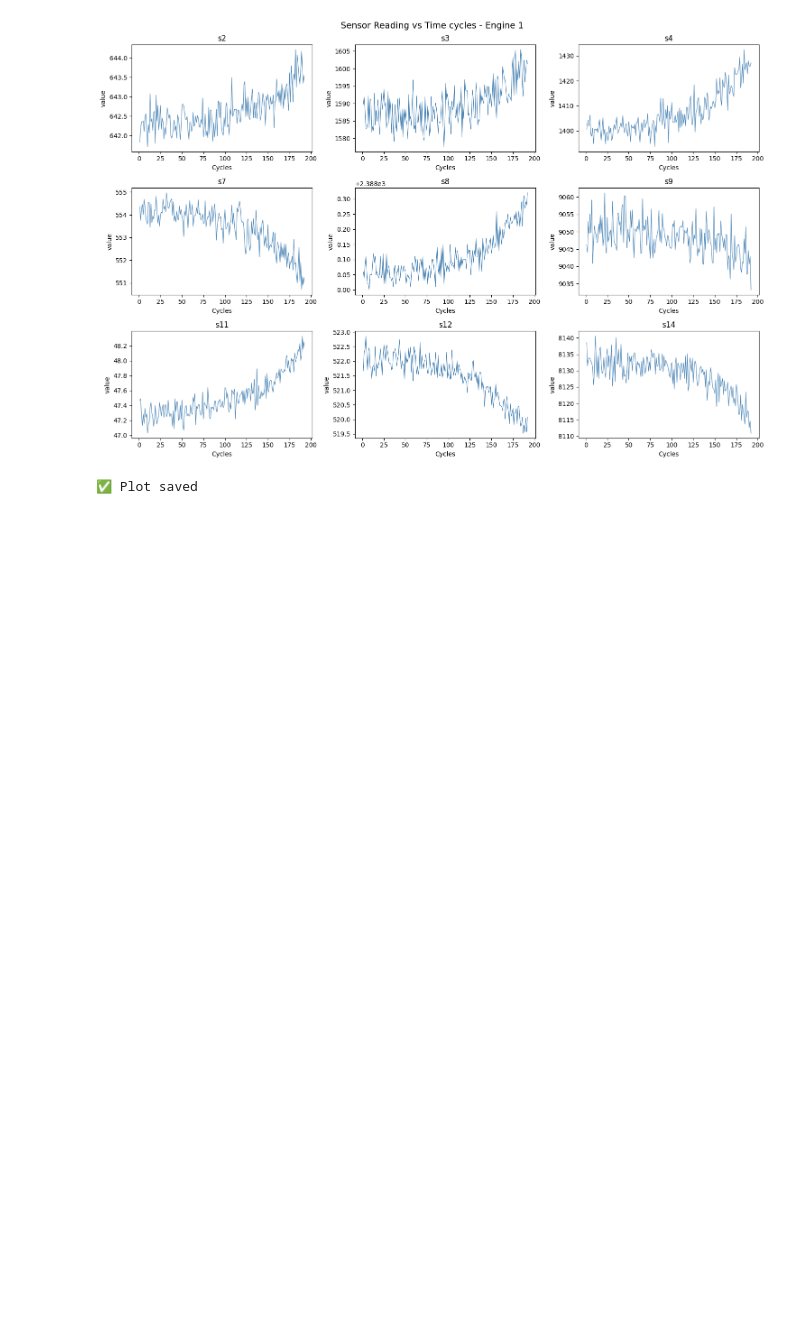
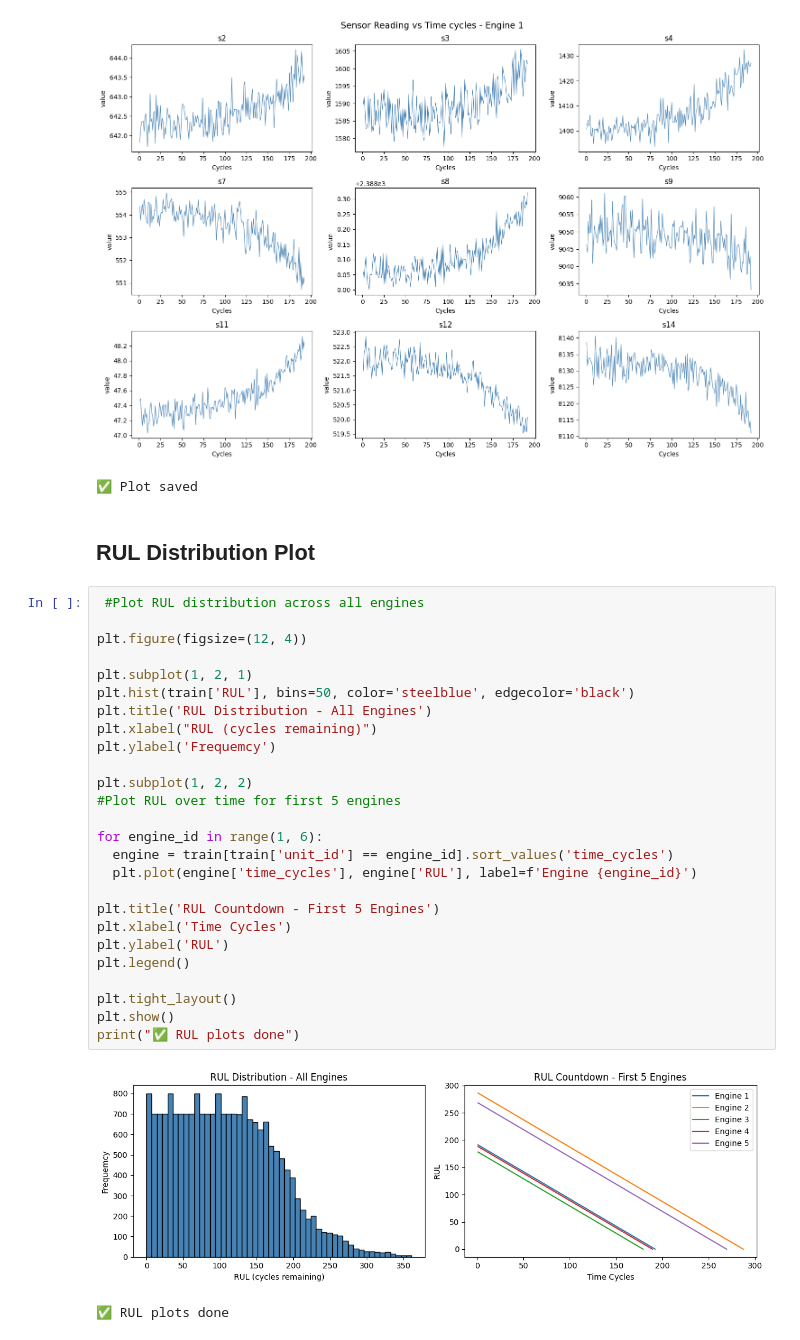
Before and after one commit to Bhawani-Lal/Smartmaintain_Dissertation, a Jupyter notebook: SmartMaintain_EDA.ipynb, the cells around one changed output. Drawn from its saved outputs; the diff is of its cells as text; blank space fills up the shorter version.

Commit message:
Session 1 - EDA complete, sensor correlation analysis done

```diff
--- a/SmartMaintain_EDA.ipynb
+++ b/SmartMaintain_EDA.ipynb
@@ -185,3 +185,34 @@ print('✅ Plot saved')
 # %% [output]
 [figure]
 ✅ Plot saved
+# %% [markdown]
+## RUL Distribution Plot
+# %%
+ #Plot RUL distribution across all engines
+
+plt.figure(figsize=(12, 4))
+
+plt.subplot(1, 2, 1)
+plt.hist(train['RUL'], bins=50, color='steelblue', edgecolor='black')
+plt.title('RUL Distribution - All Engines')
+plt.xlabel("RUL (cycles remaining)")
+plt.ylabel('Frequemcy')
+
+plt.subplot(1, 2, 2)
+#Plot RUL over time for first 5 engines
+
+for engine_id in range(1, 6):
+  engine = train[train['unit_id'] == engine_id].sort_values('time_cycles')
+  plt.plot(engine['time_cycles'], engine['RUL'], label=f'Engine {engine_id}')
+
+plt.title('RUL Countdown - First 5 Engines')
+plt.xlabel('Time Cycles')
+plt.ylabel('RUL')
+plt.legend()
+
+plt.tight_layout()
+plt.show()
+print("✅ RUL plots done")
+# %% [output]
+[figure, added]
+✅ RUL plots done
```
Also changed, not shown: parts of 2 cells of this notebook.
